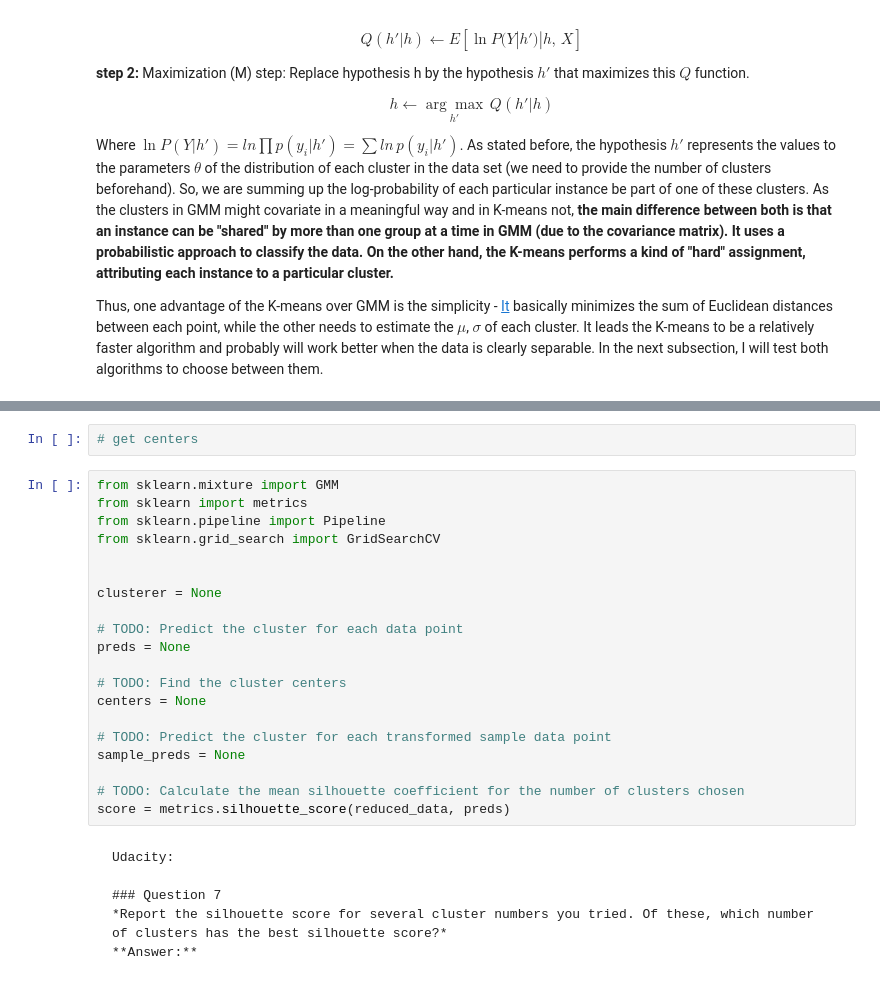
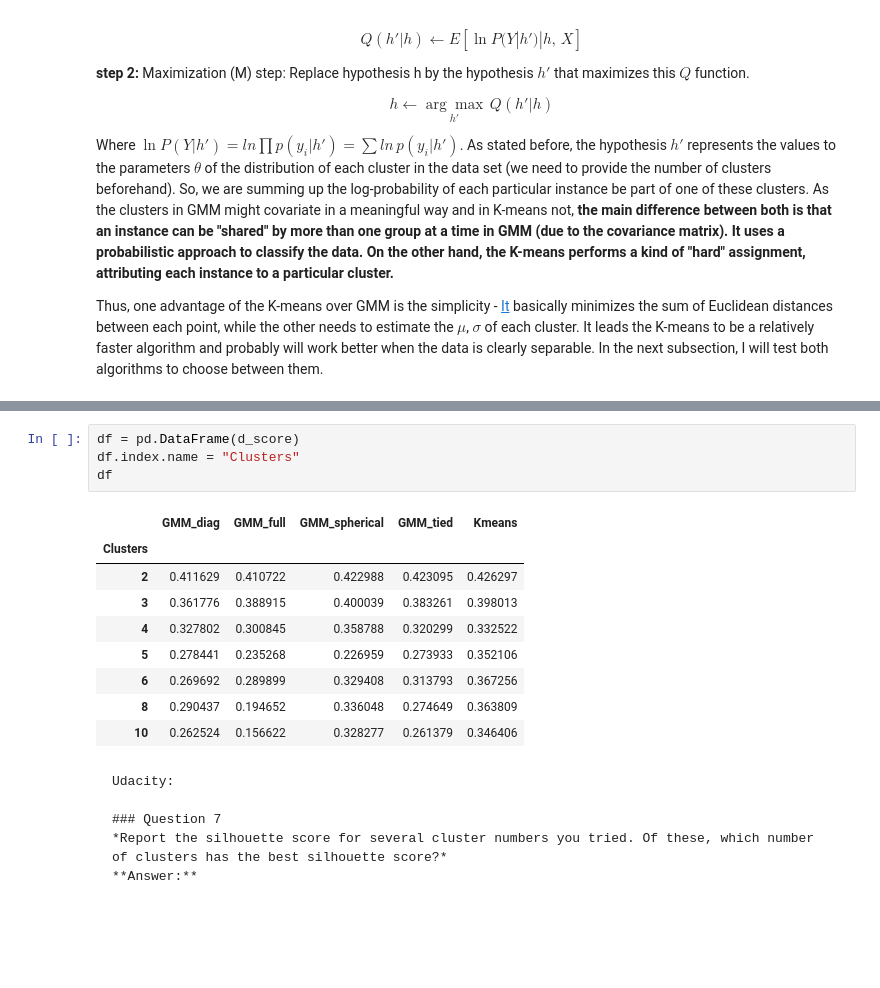
Before and after one commit to ucaiado/Customer_Segments, a Jupyter notebook: customer_segments.ipynb, the cells around one changed output, grey strips where cells are left out. Drawn from its saved outputs; the diff is of its cells as text; blank space fills up the shorter version.

````diff
--- a/customer_segments.ipynb
+++ b/customer_segments.ipynb
@@ -638,28 +645,20 @@ ax.set_ylabel("Silhouette Score\n")
 ax.set_title("Performance vs Complexity\n", fontsize = 16);
 # %% [output]
 [figure]
-# %%
-# get centers
-# %%
-from sklearn.mixture import GMM
-from sklearn import metrics
-from sklearn.pipeline import Pipeline
-from sklearn.grid_search import GridSearchCV
-
-
-clusterer = None
-
-# TODO: Predict the cluster for each data point
-preds = None
-
-# TODO: Find the cluster centers
-centers = None
-
-# TODO: Predict the cluster for each transformed sample data point
-sample_preds = None
-
-# TODO: Calculate the mean silhouette coefficient for the number of clusters chosen
-score = metrics.silhouette_score(reduced_data, preds)
+# %%
+df = pd.DataFrame(d_score)
+df.index.name = "Clusters"
+df
+# %% [output]
+|  | GMM_diag | GMM_full | GMM_spherical | GMM_tied | Kmeans |
+| Clusters |  |  |  |  |  |
+| 2 | 0.411629 | 0.410722 | 0.422988 | 0.423095 | 0.426297 |
+| 3 | 0.361776 | 0.388915 | 0.400039 | 0.383261 | 0.398013 |
+| 4 | 0.327802 | 0.300845 | 0.358788 | 0.320299 | 0.332522 |
+| 5 | 0.278441 | 0.235268 | 0.226959 | 0.273933 | 0.352106 |
+| 6 | 0.269692 | 0.289899 | 0.329408 | 0.313793 | 0.367256 |
+| 8 | 0.290437 | 0.194652 | 0.336048 | 0.274649 | 0.363809 |
+| 10 | 0.262524 | 0.156622 | 0.328277 | 0.261379 | 0.346406 |
 # %% [markdown]
 ```
 Udacity:
````
Also changed, not shown: parts of 20 cells of this notebook, 1 other file.
